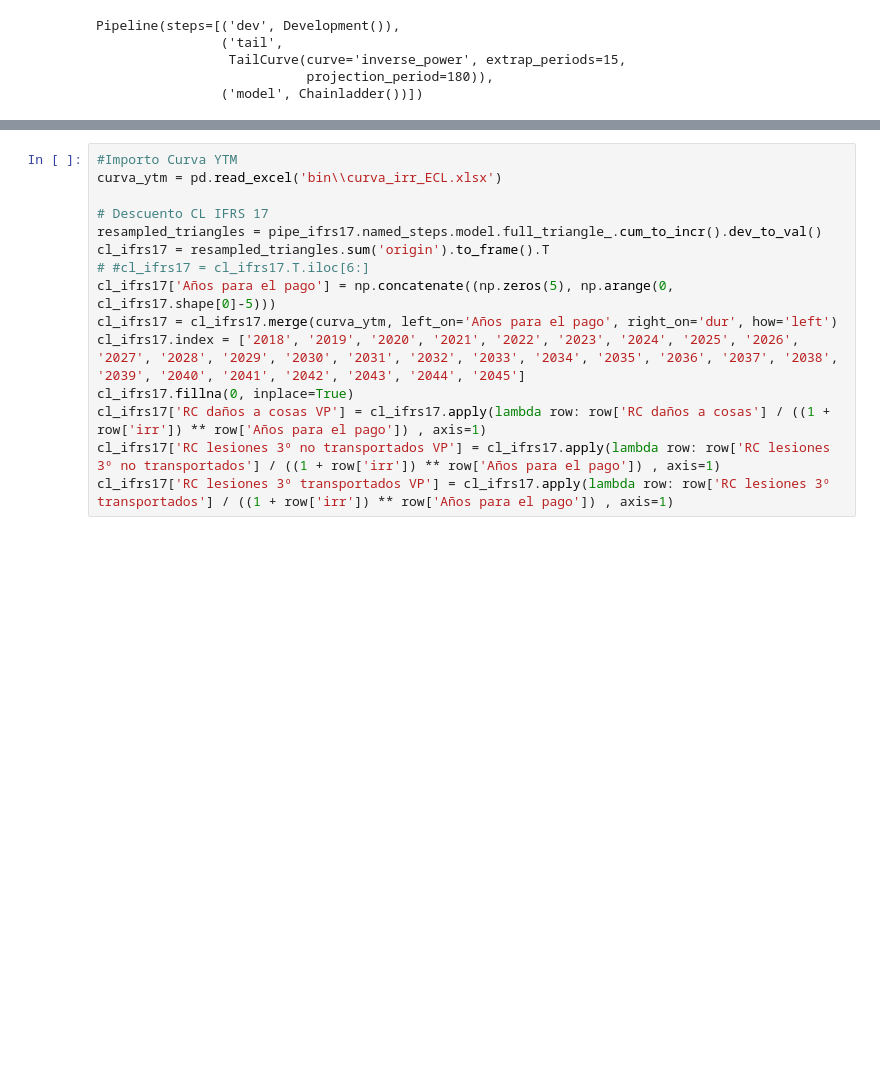
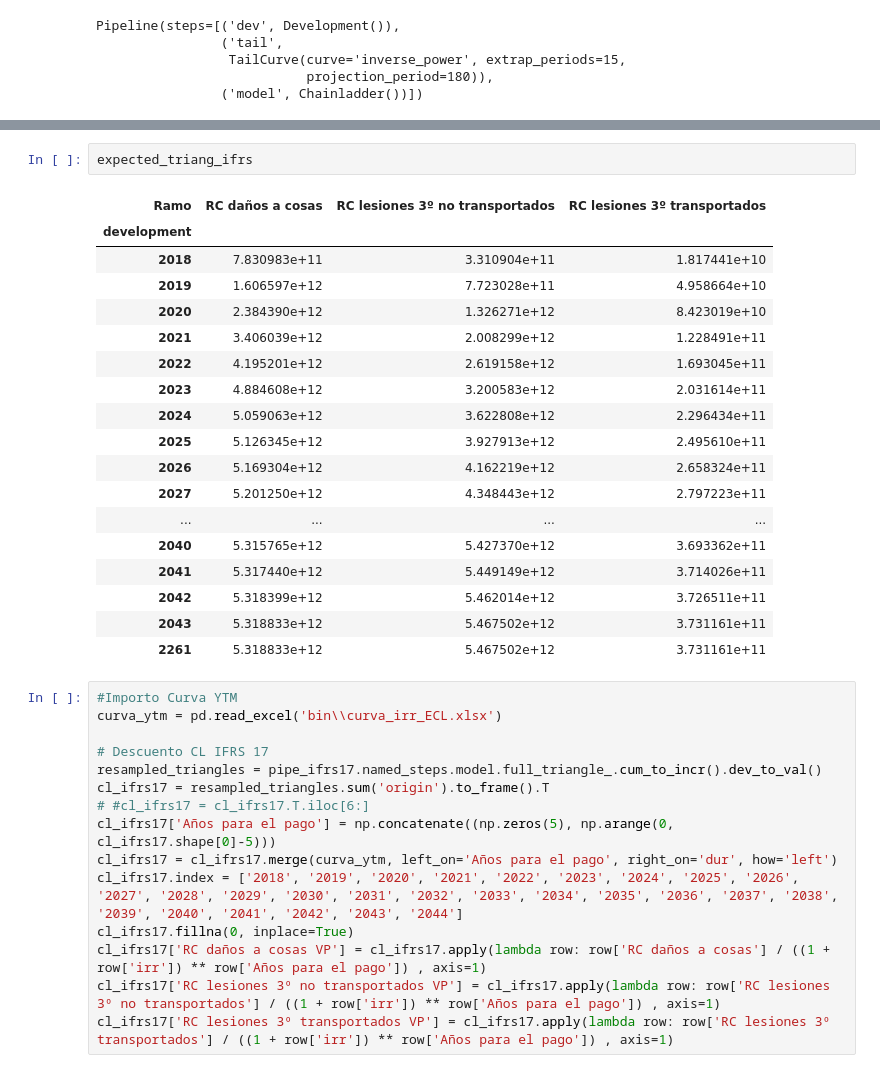
Before and after one commit to AlexDBurs/IBNR-NIIF-17, a Jupyter notebook: ibnr_main.ipynb, the cells around one changed output, grey strips where cells are left out. Saved outputs shown, nothing was run; the diff lists cells and outputs as text; blank space fills up the shorter version.

```diff
--- a/ibnr_main.ipynb
+++ b/ibnr_main.ipynb
@@ -211,3 +216,24 @@ expected_triang_ifrs.merge(expected_triang_rgaa, how = 'left', left_index=True,
+# %%
+expected_triang_ifrs
+# %% [output]
+| Ramo | RC daños a cosas | RC lesiones 3º no transportados | RC lesiones 3º transportados |
+| development |  |  |  |
+| 2018 | 7.830983e+11 | 3.310904e+11 | 1.817441e+10 |
+| 2019 | 1.606597e+12 | 7.723028e+11 | 4.958664e+10 |
+| 2020 | 2.384390e+12 | 1.326271e+12 | 8.423019e+10 |
+| 2021 | 3.406039e+12 | 2.008299e+12 | 1.228491e+11 |
+| 2022 | 4.195201e+12 | 2.619158e+12 | 1.693045e+11 |
+| 2023 | 4.884608e+12 | 3.200583e+12 | 2.031614e+11 |
+| 2024 | 5.059063e+12 | 3.622808e+12 | 2.296434e+11 |
+| 2025 | 5.126345e+12 | 3.927913e+12 | 2.495610e+11 |
+| 2026 | 5.169304e+12 | 4.162219e+12 | 2.658324e+11 |
+| 2027 | 5.201250e+12 | 4.348443e+12 | 2.797223e+11 |
+| ... | ... | ... | ... |
+| 2040 | 5.315765e+12 | 5.427370e+12 | 3.693362e+11 |
+| 2041 | 5.317440e+12 | 5.449149e+12 | 3.714026e+11 |
+| 2042 | 5.318399e+12 | 5.462014e+12 | 3.726511e+11 |
+| 2043 | 5.318833e+12 | 5.467502e+12 | 3.731161e+11 |
+| 2261 | 5.318833e+12 | 5.467502e+12 | 3.731161e+11 |
 # %%
 #Importo Curva YTM
 curva_ytm = pd.read_excel('bin\\curva_irr_ECL.xlsx')
@@ -218,7 +244,7 @@ cl_ifrs17 = resampled_triangles.sum('origin').to_frame().T
 # #cl_ifrs17 = cl_ifrs17.T.iloc[6:]
 cl_ifrs17['Años para el pago'] = np.concatenate((np.zeros(5), np.arange(0, cl_ifrs17.shape[0]-5)))
 cl_ifrs17 = cl_ifrs17.merge(curva_ytm, left_on='Años para el pago', right_on='dur', how='left')
-cl_ifrs17.index = ['2018', '2019', '2020', '2021', '2022', '2023', '2024', '2025', '2026', '2027', '2028', '2029', '2030', '2031', '2032', '2033', '2034', '2035', '2036', '2037', '2038', '2039', '2040', '2041', '2042', '2043', '2044', '2045']
+cl_ifrs17.index = ['2018', '2019', '2020', '2021', '2022', '2023', '2024', '2025', '2026', '2027', '2028', '2029', '2030', '2031', '2032', '2033', '2034', '2035', '2036', '2037', '2038', '2039', '2040', '2041', '2042', '2043', '2044']
 cl_ifrs17.fillna(0, inplace=True)
 cl_ifrs17['RC daños a cosas VP'] = cl_ifrs17.apply(lambda row: row['RC daños a cosas'] / ((1 + row['irr']) ** row['Años para el pago']) , axis=1)
 cl_ifrs17['RC lesiones 3º no transportados VP'] = cl_ifrs17.apply(lambda row: row['RC lesiones 3º no transportados'] / ((1 + row['irr']) ** row['Años para el pago']) , axis=1)
```
Also changed, not shown: parts of 13 cells of this notebook, 9 other files.
